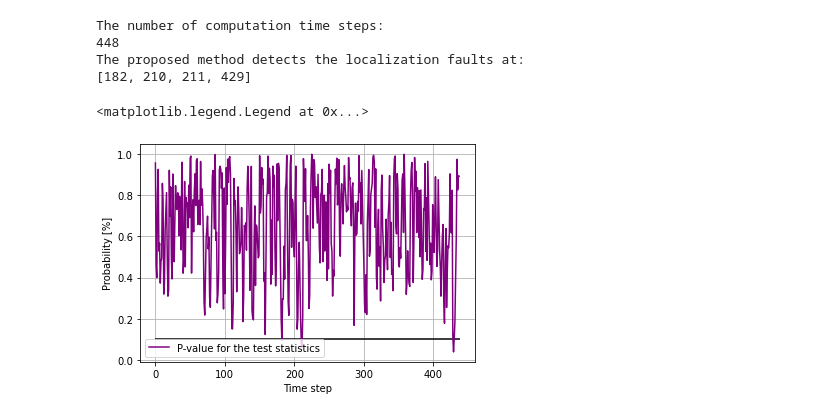
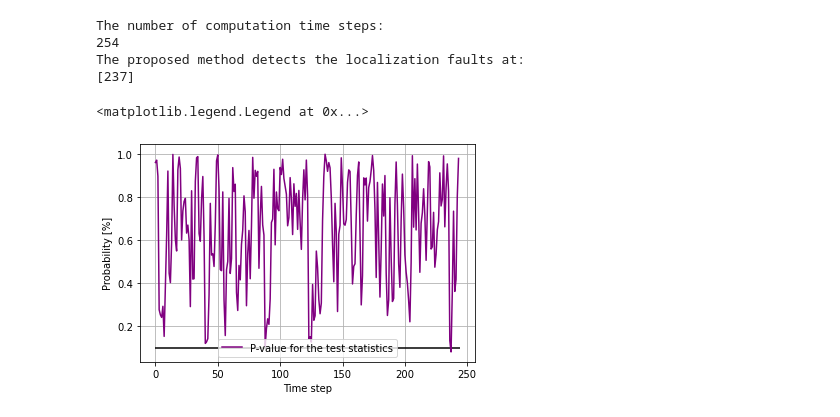
Before and after one commit to Liang-Sun85/Robust_Fault_Detector, a Jupyter notebook: RobustDetector.ipynb, the cells around one changed output. Cells and saved outputs as stored; diff of their text form; code cells hidden in the pictures.

```diff
--- a/RobustDetector.ipynb
+++ b/RobustDetector.ipynb
@@ -5,12 +5,16 @@ import numpy as np
 import pandas as pd
 import matplotlib.pyplot as plt
 from scipy import stats
+import matplotlib
+matplotlib.rcParams['pdf.fonttype'] = 42
+matplotlib.rcParams['ps.fonttype'] = 42
 
 index = 0
 lineIndex = 0
-sampleNumber = 1344
+sampleNumber = 762
 positionSet = np.empty((sampleNumber,3))
-file_object = open('E:/python-workspace/experiment2.txt', encoding = 'utf-8')
+file_object = open('E:/python-workspace/experiment3.txt', encoding = 'utf-8')
+'''
 for line in file_object:
     if ((lineIndex % 5) == 2 or (lineIndex % 5) == 3 or (lineIndex % 5) == 4):
         line = line.split(',')
@@ -29,7 +33,6 @@ for line in file_object:
         positionSet[(index,2)]=line[-1]
         index +=1
     lineIndex += 1
-'''
 
 testSet = pd.DataFrame(positionSet)
 encoders = range(0, sampleNumber, 3)
@@ -86,38 +89,38 @@ def tTestCompute(testList, timestamp):
         tTestList.append(t)
 
     return tTestList
-#The parameters for the recent difference data and the significance level
+#Set the parameters for the recent difference data and the significance level
 timestamp = 10
 level = 0.1
 result2 = tTestCompute(difference, timestamp)
 result3 = pValueCompute(difference, timestamp)
 
 def faultDetector(testList, significanceLevel):
     criticalList = []
     for i in range(0,len(testList)):
         if (testList[i] < significanceLevel):
             criticalList.append(i)
 
     return criticalList
 
 criticalpointSet = faultDetector(result3, level)
 print("The proposed method detects the localization faults at:")
 print(criticalpointSet)
 
 pObj = pd.Series(result3)
 x = range(0, len(pObj))
 plt.subplot(1, 1, 1)
 z1=plt.plot(x,pObj, 'purple')
 plt.title('')
 plt.xlabel('Time step')
 plt.ylabel('Probability [%]')
 plt.grid(True)
 plt.hlines(0.1, 0, len(pObj), colors = 'black')
 plt.legend(['P-value for the test statistics'])
 # %% [output]
 The number of computation time steps:
-448
+254
 The proposed method detects the localization faults at:
-[182, 210, 211, 429]
+[237]
 <matplotlib.legend.Legend at 0x...>
-[figure, old version]
+[figure, new version]
```
